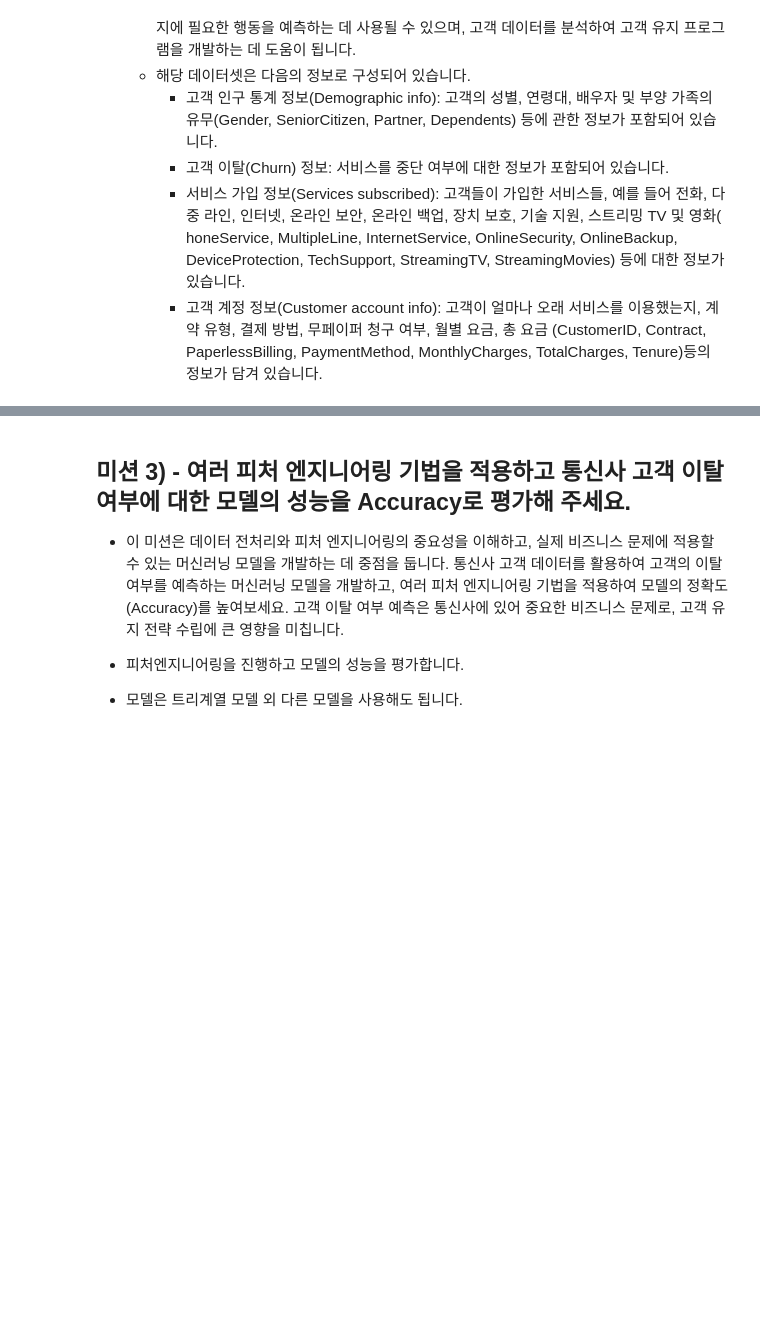
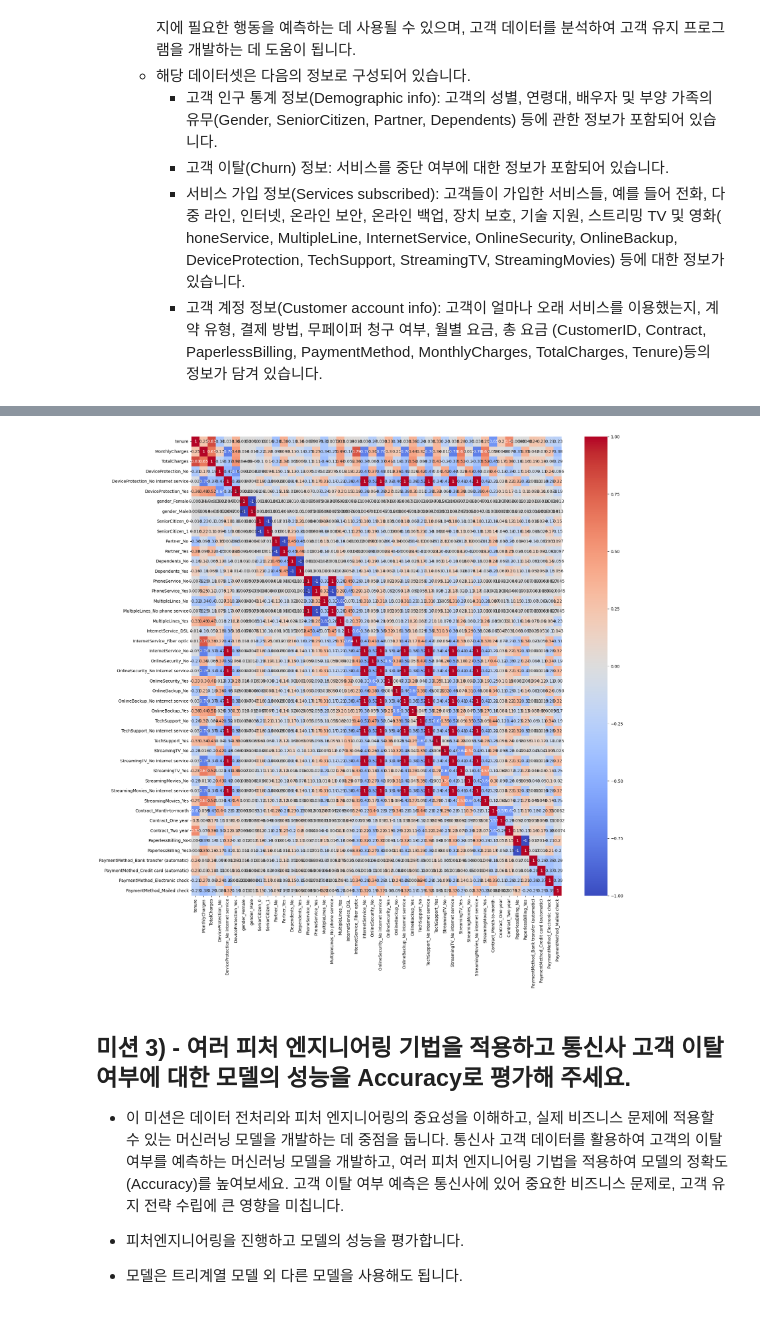
Before and after one commit to JisuEun/BoostCourseDataAnalysis, a Jupyter notebook: 03_week_mission_booster.ipynb, the cells around one changed output, grey strips where cells are left out. Drawn from its saved outputs; the diff is of its cells as text; code cells hidden in the pictures; blank space fills up the shorter version.

```diff
--- a/03_week_mission_booster.ipynb
+++ b/03_week_mission_booster.ipynb
@@ -75,0 +152,4 @@ df = df.dropna()
+# %%
+df_encoded = pd.get_dummies(df, columns=['DeviceProtection', 'gender', 'SeniorCitizen', 'Partner', 'Dependents', 'PhoneService', 'MultipleLines', 'InternetService', 'OnlineSecurity', 'OnlineBackup', 'TechSupport', 'StreamingTV', 'StreamingMovies', 'Contract', 'PaperlessBilling', 'PaymentMethod'])
+# %%
+df_final = df_encoded.drop('monthlycharges_group', axis=1)
@@ -76,3 +173,14 @@ df = df.dropna()
+# %%
+# 추가: Correlation-based Feature Selection (PCA 같은 차원축소 기법)
+# 데이터프레임의 열 간의 상관 계수 행렬
+# gender_Female, gender_Male은 다른 열들과 큰 상관 관계를 보이지 않으므로 이후 삭제함
+correlation_matrix = df_final.corr()
+
+plt.figure(figsize=(20, 20))
+sns.heatmap(correlation_matrix, annot=True, cmap='coolwarm')
+plt.show()
+# %% [output]
+[figure, added]
 # %% [markdown]
 ## 미션 3) - 여러 피처 엔지니어링 기법을 적용하고 통신사 고객 이탈여부에 대한 모델의 성능을 Accuracy로 평가해 주세요.
 
```
Also changed, not shown: parts of 16 cells of this notebook.
